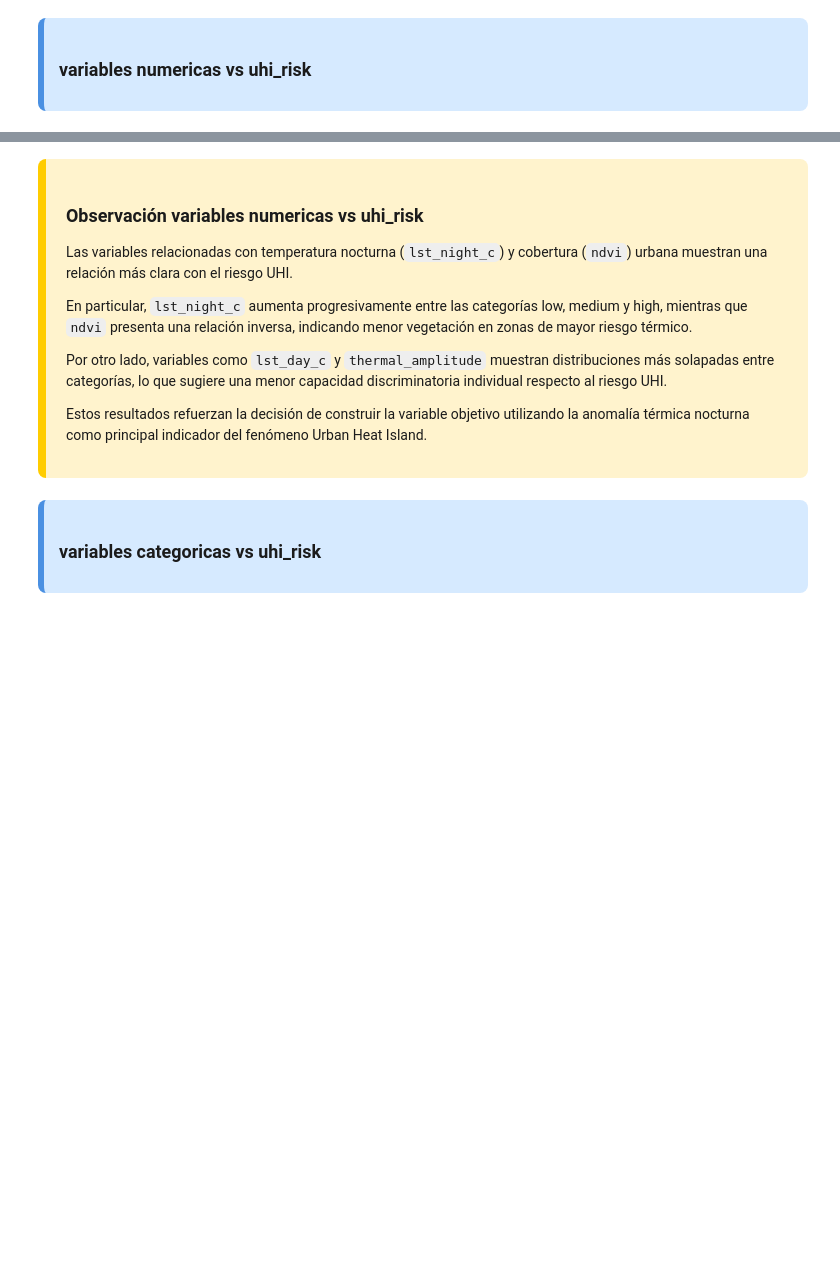
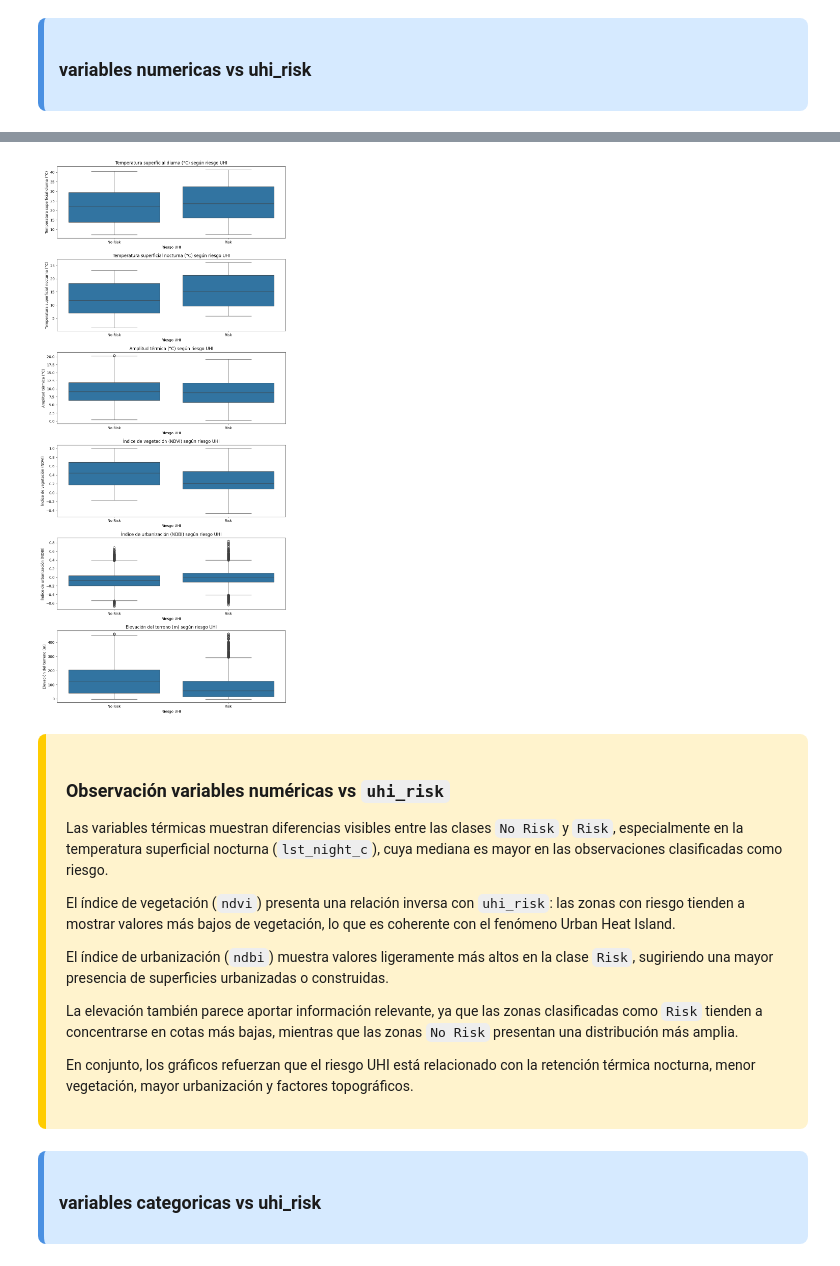
Before and after one commit to ekbalam11/ABC-final-project, a Jupyter notebook: notebooks/02_eda.ipynb, the cells around one changed output, grey strips where cells are left out. Saved outputs shown, nothing was run; the diff lists cells and outputs as text; code cells hidden in the pictures; blank space fills up the shorter version.

```diff
--- a/notebooks/02_eda.ipynb
+++ b/notebooks/02_eda.ipynb
@@ -673,15 +640,75 @@ plt.show()
+# %%
+# ============================================================
+# VARIABLES NUMÉRICAS VS RIESGO UHI
+# ============================================================
+
+# Analizamos cómo cambian las variables numéricas
+# según el nivel de riesgo UHI.
+
+num_vars = [
+    'lst_day_c',
+    'lst_night_c',
+    'thermal_amplitude',
+    'ndvi',
+    'ndbi',
+    'elevation'
+]
+
+# Nombres descriptivos para los gráficos
+
+pretty_names = {
+    'lst_day_c': 'Temperatura superficial diurna (°C)',
+    'lst_night_c': 'Temperatura superficial nocturna (°C)',
+    'thermal_amplitude': 'Amplitud térmica (°C)',
+    'ndvi': 'Índice de vegetación (NDVI)',
+    'ndbi': 'Índice de urbanización (NDBI)',
+    'elevation': 'Elevación del terreno (m)'
+}
+
+fig, axes = plt.subplots(
+    len(num_vars),
+    1,
+    figsize=(10, 22)
+)
+
+for i, col in enumerate(num_vars):
+
+    sns.boxplot(
+        data=df_bcn,
+        x='uhi_risk',
+        y=col,
+        ax=axes[i]
+    )
+
+    # Nombre bonito
+    pretty_col = pretty_names[col]
+
+    axes[i].set_title(f'{pretty_col} según riesgo UHI')
+    axes[i].set_xlabel('Riesgo UHI')
+    axes[i].set_ylabel(pretty_col)
+
+    # Etiquetas más descriptivas para el target
+    axes[i].set_xticks([0, 1])
+    axes[i].set_xticklabels(['No Risk', 'Risk'])
+
+plt.tight_layout()
+plt.show()
+# %% [output]
+[figure, added]
 # %% [markdown]
 <div style="background-color:#fff3cd; padding:20px; border-left:8px solid #ffcc00; border-radius:8px; color:#1b1b1b;">
 
-### **Observación variables numericas vs uhi_risk**
+### Observación variables numéricas vs `uhi_risk`
 
-Las variables relacionadas con temperatura nocturna (`lst_night_c`) y cobertura (`ndvi`) urbana muestran una relación más clara con el riesgo UHI.
+Las variables térmicas muestran diferencias visibles entre las clases `No Risk` y `Risk`, especialmente en la temperatura superficial nocturna (`lst_night_c`), cuya mediana es mayor en las observaciones clasificadas como riesgo.
 
-En particular, `lst_night_c` aumenta progresivamente entre las categorías low, medium y high, mientras que `ndvi` presenta una relación inversa, indicando menor vegetación en zonas de mayor riesgo térmico.
+El índice de vegetación (`ndvi`) presenta una relación inversa con `uhi_risk`: las zonas con riesgo tienden a mostrar valores más bajos de vegetación, lo que es coherente con el fenómeno Urban Heat Island.
 
-Por otro lado, variables como `lst_day_c` y `thermal_amplitude` muestran distribuciones más solapadas entre categorías, lo que sugiere una menor capacidad discriminatoria individual respecto al riesgo UHI.
+El índice de urbanización (`ndbi`) muestra valores ligeramente más altos en la clase `Risk`, sugiriendo una mayor presencia de superficies urbanizadas o construidas.
 
-Estos resultados refuerzan la decisión de construir la variable objetivo utilizando la anomalía térmica nocturna como principal indicador del fenómeno Urban Heat Island.
+La elevación también parece aportar información relevante, ya que las zonas clasificadas como `Risk` tienden a concentrarse en cotas más bajas, mientras que las zonas `No Risk` presentan una distribución más amplia.
+
+En conjunto, los gráficos refuerzan que el riesgo UHI está relacionado con la retención térmica nocturna, menor vegetación, mayor urbanización y factores topográficos.
 
 </div>
 # %% [markdown]
```
Also changed, not shown: parts of 20 cells of this notebook, 1 other file.
